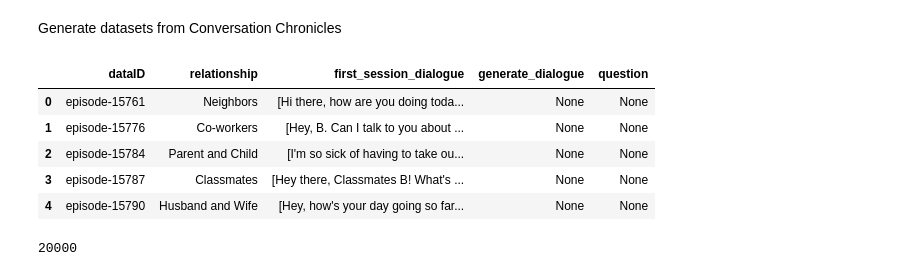
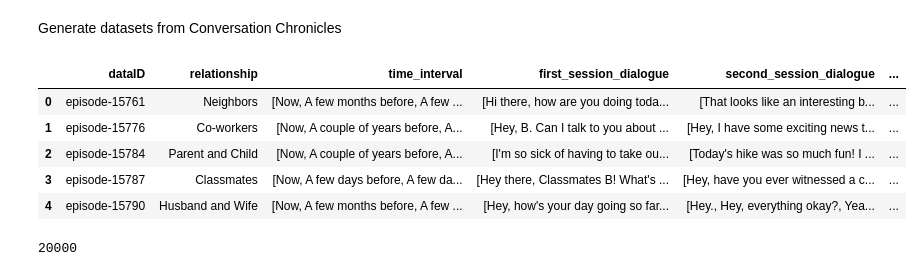
Before and after one commit to Intelligent-Systems-Lab/REMIND, a Jupyter notebook: datasets.ipynb, the cells around one changed output. Cells and saved outputs as stored; diff of their text form; code cells hidden in the pictures.

```diff
--- a/datasets.ipynb
+++ b/datasets.ipynb
@@ -41,19 +43,29 @@ Chat logs:{chat_logs}
 # %%
 import pandas as pd
 
+def transform_time_intervals(intervals):
+    result = []
+    for interval in intervals:
+        if interval == 'Start':
+            result.append('Now')
+        elif 'after' in interval:
+            result.append(interval.replace('after', 'before'))
+    return result
+
 df = pd.read_json('test.jsonl', lines=True) # test.jsonl is Conversation Chronicles datasets
 question_df = df.copy()
-question_df = question_df.drop(['time_interval','summary','first_session_speakers','second_session_dialogue','second_session_speakers','third_session_dialogue','third_session_speakers','fourth_session_dialogue','fourth_session_speakers','fifth_session_dialogue','fifth_session_speakers'], axis=1)
+question_df = question_df.drop(['summary','first_session_speakers','second_session_speakers','third_session_speakers','fourth_session_speakers','fifth_session_speakers'], axis=1)
+question_df['time_interval'] = question_df['time_interval'].apply(transform_time_intervals)
 question_df['generate_dialogue']=None
 question_df['question']=None
 question_df.head()
 # %% [output]
-|  | dataID | relationship | first_session_dialogue | generate_dialogue | question |
-| 0 | episode-15761 | Neighbors | [Hi there, how are you doing toda... | None | None |
-| 1 | episode-15776 | Co-workers | [Hey, B. Can I talk to you about ... | None | None |
-| 2 | episode-15784 | Parent and Child | [I'm so sick of having to take ou... | None | None |
-| 3 | episode-15787 | Classmates | [Hey there, Classmates B! What's ... | None | None |
-| 4 | episode-15790 | Husband and Wife | [Hey, how's your day going so far... | None | None |
+|  | dataID | relationship | time_interval | first_session_dialogue | second_session_dialogue | ... |
+| 0 | episode-15761 | Neighbors | [Now, A few months before, A few ... | [Hi there, how are you doing toda... | [That looks like an interesting b... | ... |
+| 1 | episode-15776 | Co-workers | [Now, A couple of years before, A... | [Hey, B. Can I talk to you about ... | [Hey, I have some exciting news t... | ... |
+| 2 | episode-15784 | Parent and Child | [Now, A couple of years before, A... | [I'm so sick of having to take ou... | [Today's hike was so much fun! I ... | ... |
+| 3 | episode-15787 | Classmates | [Now, A few days before, A few da... | [Hey there, Classmates B! What's ... | [Hey, have you ever witnessed a c... | ... |
+| 4 | episode-15790 | Husband and Wife | [Now, A few months before, A few ... | [Hey, how's your day going so far... | [Hey., Hey, everything okay?, Yea... | ... |
 # %%
 len(question_df)
 # %% [output]
```
Also changed, not shown: parts of 15 cells of this notebook.
